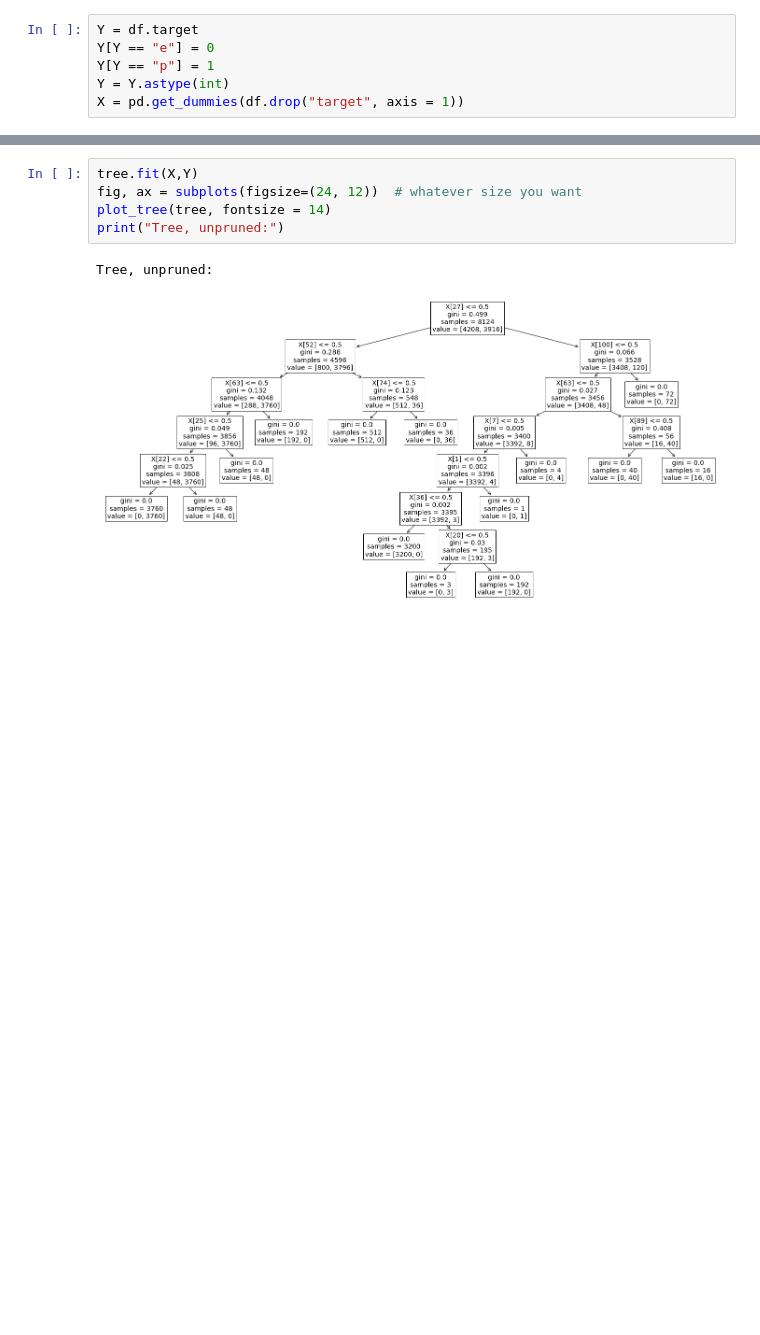
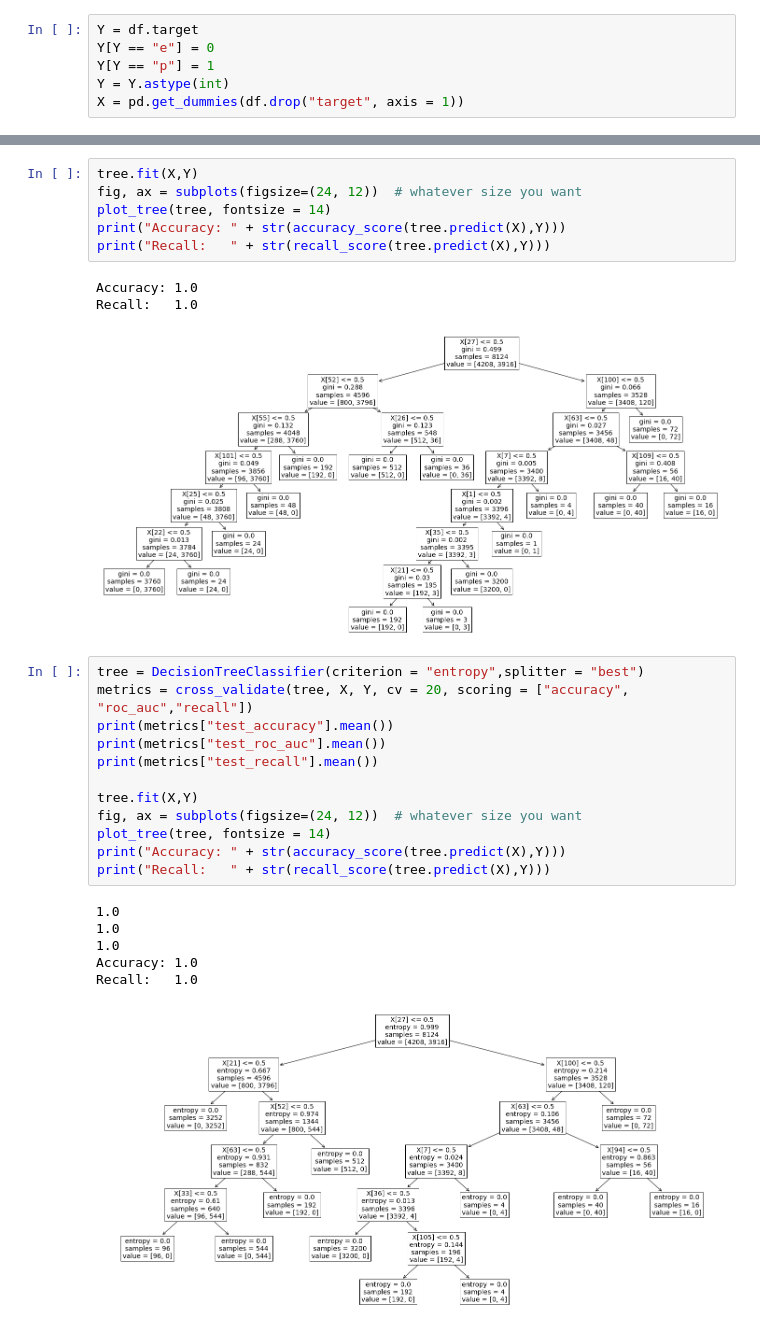
Before and after one commit to salbalkus/CIS490_Group5_FinalProject, a Jupyter notebook: Sal_Final_Project.ipynb, the cells around one changed output, grey strips where cells are left out. Cells and saved outputs as stored; diff of their text form; blank space fills up the shorter version.

Commit message:
comparisions between entropy and gini, and gridsearch for alpha

```diff
--- a/Sal_Final_Project.ipynb
+++ b/Sal_Final_Project.ipynb
@@ -46,7 +46,28 @@ print(metrics["test_recall"].mean())
 tree.fit(X,Y)
 fig, ax = subplots(figsize=(24, 12))  # whatever size you want
 plot_tree(tree, fontsize = 14)
-print("Tree, unpruned:")
+print("Accuracy: " + str(accuracy_score(tree.predict(X),Y)))
+print("Recall:   " + str(recall_score(tree.predict(X),Y)))
 # %% [output]
-Tree, unpruned:
+Accuracy: 1.0
+Recall:   1.0
-[figure, old version]
+[figure, new version]
+# %%
+tree = DecisionTreeClassifier(criterion = "entropy",splitter = "best")
+metrics = cross_validate(tree, X, Y, cv = 20, scoring = ["accuracy", "roc_auc","recall"])
+print(metrics["test_accuracy"].mean())
+print(metrics["test_roc_auc"].mean())
+print(metrics["test_recall"].mean())
+
+tree.fit(X,Y)
+fig, ax = subplots(figsize=(24, 12))  # whatever size you want
+plot_tree(tree, fontsize = 14)
+print("Accuracy: " + str(accuracy_score(tree.predict(X),Y)))
+print("Recall:   " + str(recall_score(tree.predict(X),Y)))
+# %% [output]
+1.0
+1.0
+1.0
+Accuracy: 1.0
+Recall:   1.0
+[figure, added]
```
Also changed, not shown: parts of 9 cells of this notebook.
